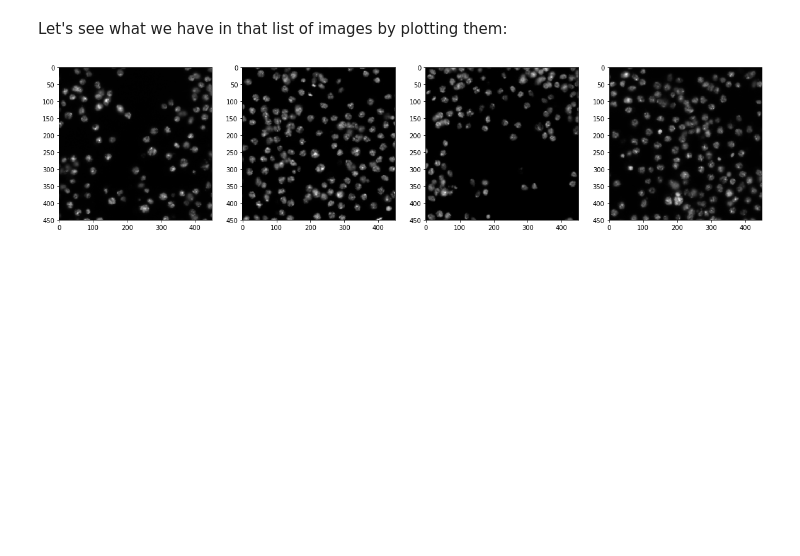
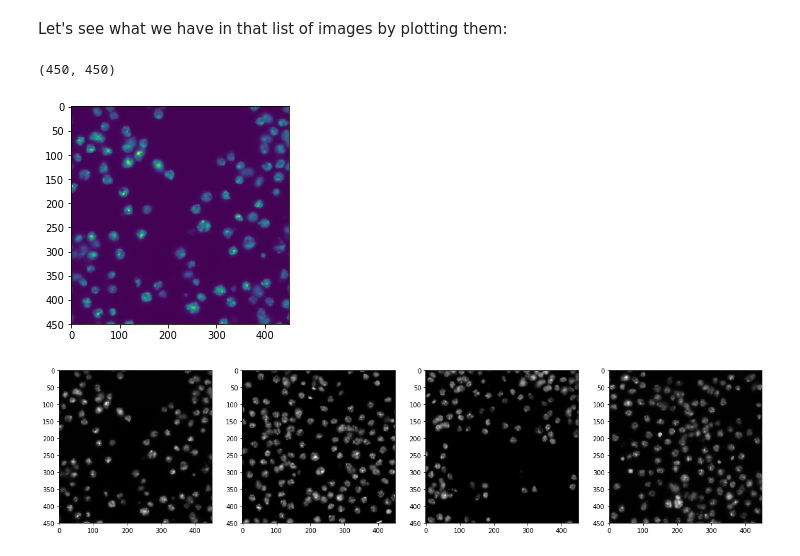
Before and after one commit to guiwitz/Python_image_processing, a Jupyter notebook: 03-Image_import.ipynb, the cells around one changed output. Drawn from its saved outputs; the diff is of its cells as text; code cells hidden in the pictures; blank space fills up the shorter version.

```diff
--- a/03-Image_import.ipynb
+++ b/03-Image_import.ipynb
@@ -175,6 +214,15 @@ for x in final_list:
     channel1_list.append(temp_im)
 # %% [markdown]
 Let's see what we have in that list of images by plotting them:
+# %%
+channel1_list[0].shape
+# %% [output]
+(450, 450)
+# %%
+plt.imshow(channel1_list[0])
+plt.show()
+# %% [output]
+[figure, added]
 # %%
 num_plots = len(channel1_list)
 plt.figure(figsize=(20,30))
```
Also changed, not shown: parts of 20 cells of this notebook, 7 other files.
